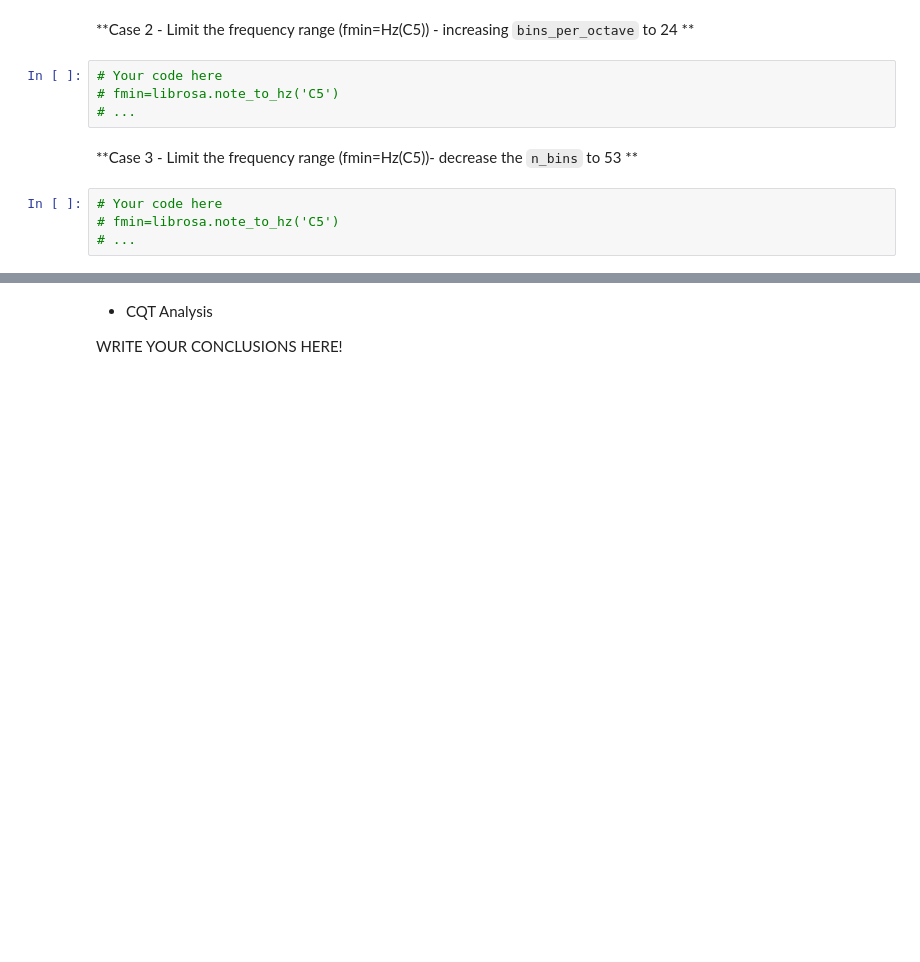
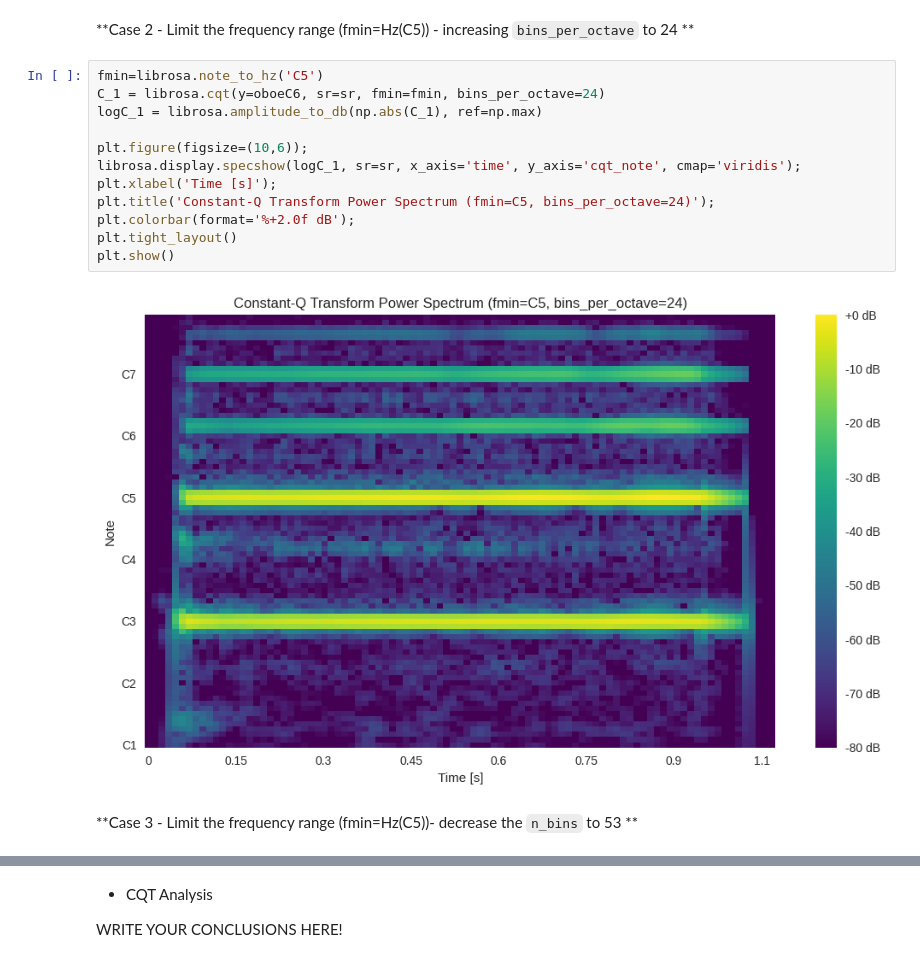
Before and after one commit to AleCupSound/SelectedTopicsInMusicAndAcousticsEngineering, a Jupyter notebook: Lab_1_students.ipynb, the cells around one changed output, grey strips where cells are left out. Drawn from its saved outputs; the diff is of its cells as text; blank space fills up the shorter version.

```diff
--- a/Lab_1_students.ipynb
+++ b/Lab_1_students.ipynb
@@ -804,12 +808,18 @@ plt.title('Constant-Q Transform Power Specturm');
 # %% [markdown]
 **Case 2 - Limit the frequency range (fmin=Hz(C5)) -  increasing `bins_per_octave` to 24 **
-# %%
-# Your code here
-# fmin=librosa.note_to_hz('C5')
-# ...
+# %%
+fmin=librosa.note_to_hz('C5')
+C_1 = librosa.cqt(y=oboeC6, sr=sr, fmin=fmin, bins_per_octave=24)
+logC_1 = librosa.amplitude_to_db(np.abs(C_1), ref=np.max)
+
+plt.figure(figsize=(10,6));
+librosa.display.specshow(logC_1, sr=sr, x_axis='time', y_axis='cqt_note', cmap='viridis');
+plt.xlabel('Time [s]');
+plt.title('Constant-Q Transform Power Spectrum (fmin=C5, bins_per_octave=24)');
+plt.colorbar(format='%+2.0f dB');
+plt.tight_layout()
+plt.show()
+# %% [output]
+[figure, added]
 # %% [markdown]
 **Case 3 - Limit the frequency range (fmin=Hz(C5))- decrease the `n_bins` to 53 **
-# %%
-# Your code here
-# fmin=librosa.note_to_hz('C5')
-# ...
```
Also changed, not shown: parts of 2 cells of this notebook.
